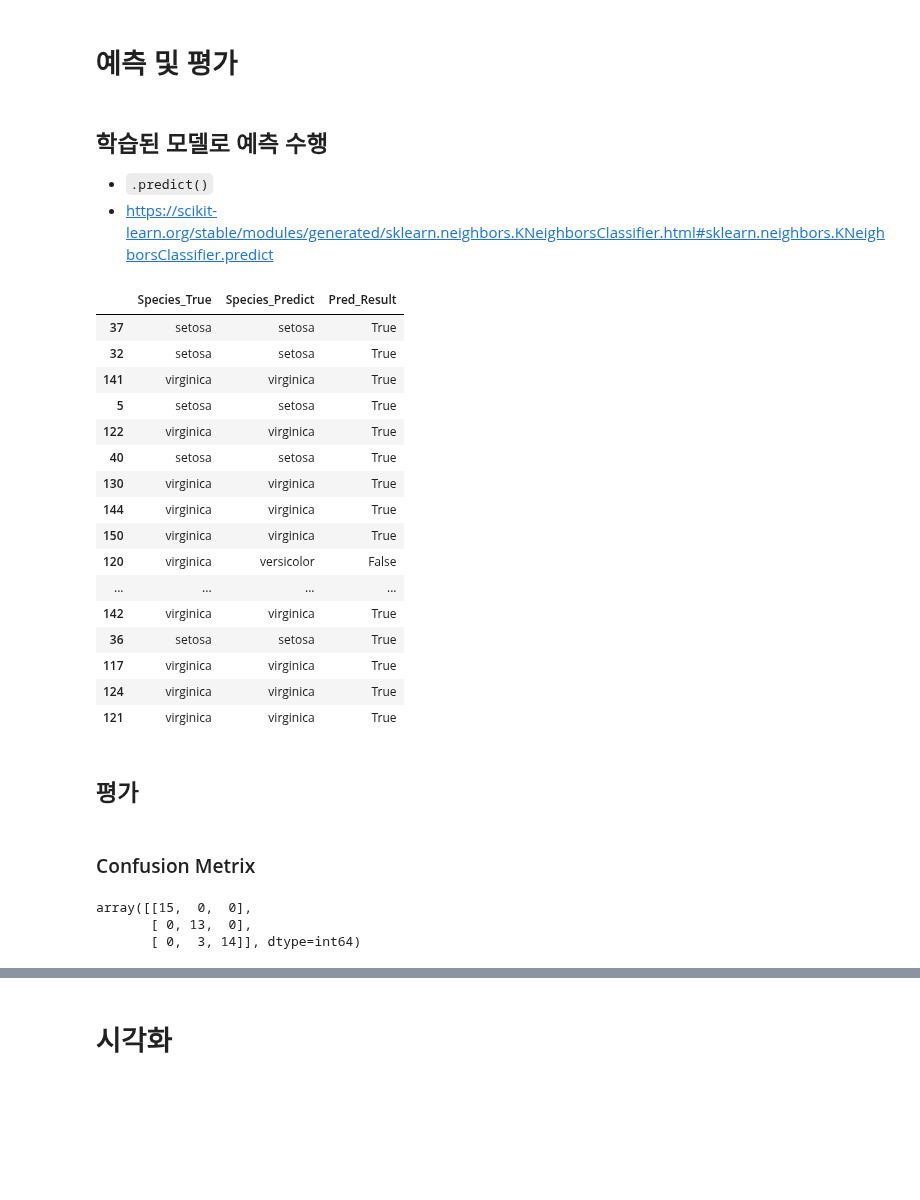
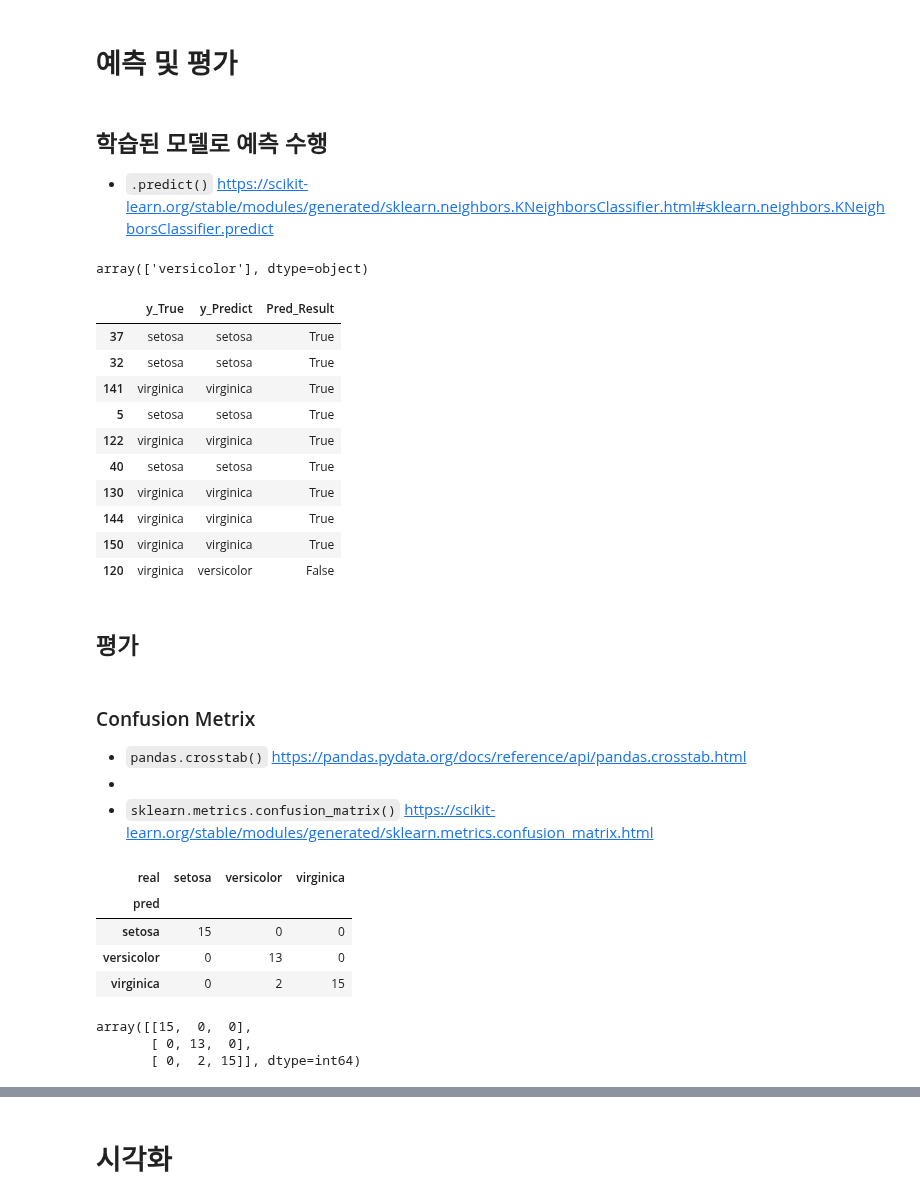
Before and after one commit to anjuiswhat/TIL, a Jupyter notebook: ADP_study/Python/5_정형 데이터마이닝/분류/정리_kNN.ipynb, the cells around one changed output, grey strips where cells are left out. Saved outputs shown, nothing was run; the diff lists cells and outputs as text; code cells hidden in the pictures; blank space fills up the shorter version.

```diff
--- a/ADP_study/Python/5_정형 데이터마이닝/분류/정리_kNN.ipynb
+++ b/ADP_study/Python/5_정형 데이터마이닝/분류/정리_kNN.ipynb
@@ -93,7 +111,5 @@ df_iris
 # x값(예측변수), y값(목표변수) 설정
 # %%
 # 목표변수와 나머지 변수들을 따로 저장
-
-x = df_iris.iloc[ : , 0:4 ]
-y = df_iris[ 'Species' ]
-x
+x = df_iris.iloc[: , 0:4 ]
+y = df_iris.iloc[:, 4 ]
@@ -146,2 +138,7 @@ def knn(k, w):
+# %%
+# knn 모델 생성
+model_knn = KNeighborsClassifier()  # n_neighborsint: default=5
+                                    # weights: {‘uniform’, ‘distance’} or callable, default=’uniform’
+                                    # metric: str or callable, default=’minkowski’
 # %% [markdown]
 ## train 데이터로 학습 수행
@@ -150,3 +146,3 @@ def knn(k, w):
 # %%
 # k = 15, weight = 'distance' 조건으로 모델 학습
-model_knn = knn(15, 'distance').fit( x_train, y_train )
+model_knn.fit( x_train, y_train )
@@ -159,17 +157,21 @@ array(['setosa', 'versicolor', 'virginica'], dtype=object)
 # 예측 및 평가
 # %% [markdown]
 ## 학습된 모델로 예측 수행
-- `.predict()`
-- https://scikit-learn.org/stable/modules/generated/sklearn.neighbors.KNeighborsClassifier.html#sklearn.neighbors.KNeighborsClassifier.predict
+- `.predict()`  https://scikit-learn.org/stable/modules/generated/sklearn.neighbors.KNeighborsClassifier.html#sklearn.neighbors.KNeighborsClassifier.predict
+# %%
+# 새로운 테스트 데이터로 예측하기
+model_knn.predict( [ [5.1, 3.5, 4.0, 0.2] ] )
+# %% [output]
+array(['versicolor'], dtype=object)
 # %%
 # test 데이터로 라벨 예측
 y_pred = model_knn.predict( x_test )
 
-pd.DataFrame( {'Species_True' : y_test,
-               'Species_Predict' : y_pred,
-               'Pred_Result' : y_test == y_pred} )
+pd.DataFrame( {'y_True' : y_test,
+               'y_Predict' : y_pred,
+               'Pred_Result' : y_test == y_pred} ).head(10)
 # %% [output]
-|  | Species_True | Species_Predict | Pred_Result |
+|  | y_True | y_Predict | Pred_Result |
 | 37 | setosa | setosa | True |
 | 32 | setosa | setosa | True |
 | 141 | virginica | virginica | True |
@@ -180,19 +182,25 @@ pd.DataFrame( {'Species_True' : y_test,
 | 144 | virginica | virginica | True |
 | 150 | virginica | virginica | True |
 | 120 | virginica | versicolor | False |
-| ... | ... | ... | ... |
-| 142 | virginica | virginica | True |
-| 36 | setosa | setosa | True |
-| 117 | virginica | virginica | True |
-| 124 | virginica | virginica | True |
-| 121 | virginica | virginica | True |
 # %% [markdown]
 ## 평가
-# %% [markdown]
-### Confusion Metrix
+# %% [markdown]
+### Confusion Metrix
+- `pandas.crosstab()`  https://pandas.pydata.org/docs/reference/api/pandas.crosstab.html
+-
+- `sklearn.metrics.confusion_matrix()`  https://scikit-learn.org/stable/modules/generated/sklearn.metrics.confusion_matrix.html
+# %%
+conf_mat = pd.crosstab( y_test, y_pred, rownames=['pred'], colnames=['real'] )
+conf_mat
+# %% [output]
+| real | setosa | versicolor | virginica |
+| pred |  |  |  |
+| setosa | 15 | 0 | 0 |
+| versicolor | 0 | 13 | 0 |
+| virginica | 0 | 2 | 15 |
 # %%
 confusion_matrix(y_test, y_pred)
 # %% [output]
 array([[15,  0,  0],
        [ 0, 13,  0],
-       [ 0,  3, 14]], dtype=int64)
+       [ 0,  2, 15]], dtype=int64)
```
Also changed, not shown: parts of 57 cells of this notebook.
